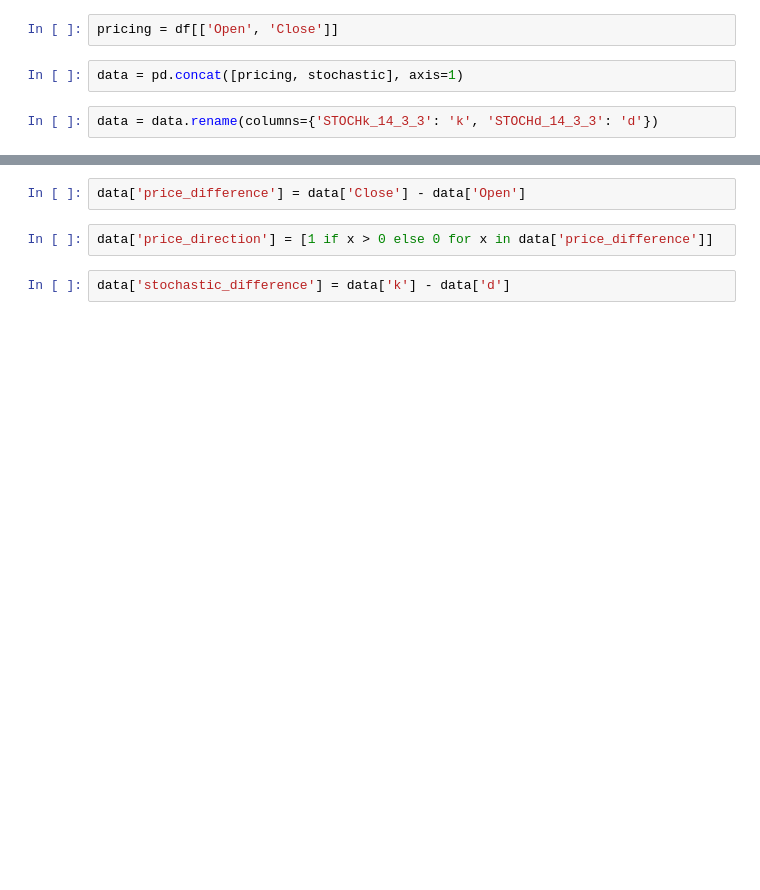
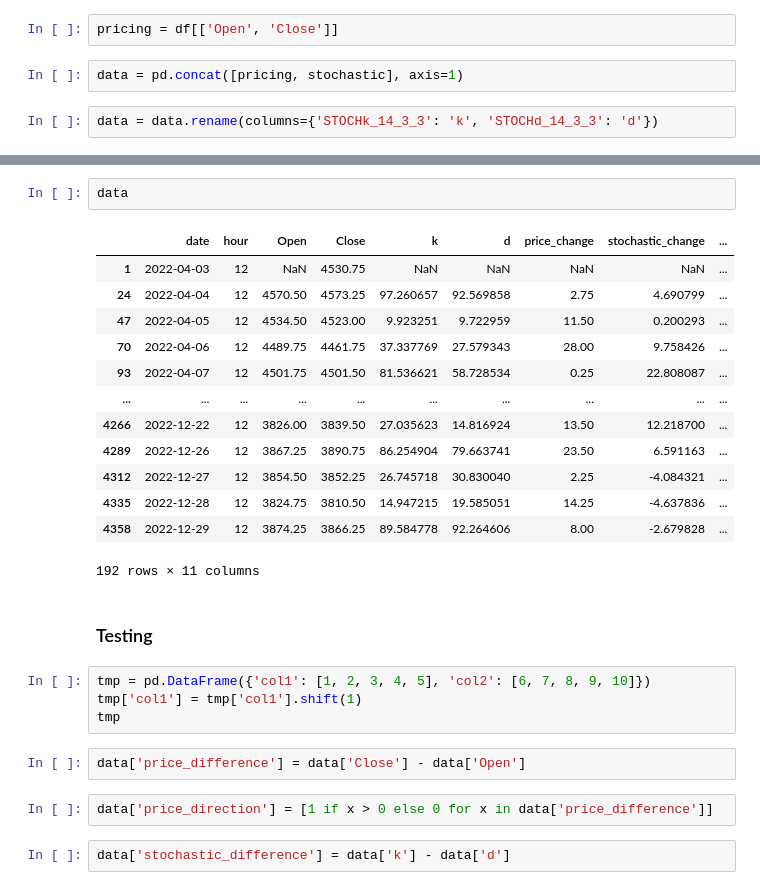
Before and after one commit to reganjohnd/Data-Cleaning, a Jupyter notebook: snp_morning_trades.ipynb, the cells around one changed output, grey strips where cells are left out. Drawn from its saved outputs; the diff is of its cells as text; blank space fills up the shorter version.

```diff
--- a/snp_morning_trades.ipynb
+++ b/snp_morning_trades.ipynb
@@ -84,3 +321,25 @@ data = data.rename(columns={'STOCHk_14_3_3': 'k', 'STOCHd_14_3_3': 'd'})
+# %%
+data
+# %% [output]
+|  | date | hour | Open | Close | k | d | price_change | stochastic_change | ... |
+| 1 | 2022-04-03 | 12 | NaN | 4530.75 | NaN | NaN | NaN | NaN | ... |
+| 24 | 2022-04-04 | 12 | 4570.50 | 4573.25 | 97.260657 | 92.569858 | 2.75 | 4.690799 | ... |
+| 47 | 2022-04-05 | 12 | 4534.50 | 4523.00 | 9.923251 | 9.722959 | 11.50 | 0.200293 | ... |
+| 70 | 2022-04-06 | 12 | 4489.75 | 4461.75 | 37.337769 | 27.579343 | 28.00 | 9.758426 | ... |
+| 93 | 2022-04-07 | 12 | 4501.75 | 4501.50 | 81.536621 | 58.728534 | 0.25 | 22.808087 | ... |
+| ... | ... | ... | ... | ... | ... | ... | ... | ... | ... |
+| 4266 | 2022-12-22 | 12 | 3826.00 | 3839.50 | 27.035623 | 14.816924 | 13.50 | 12.218700 | ... |
+| 4289 | 2022-12-26 | 12 | 3867.25 | 3890.75 | 86.254904 | 79.663741 | 23.50 | 6.591163 | ... |
+| 4312 | 2022-12-27 | 12 | 3854.50 | 3852.25 | 26.745718 | 30.830040 | 2.25 | -4.084321 | ... |
+| 4335 | 2022-12-28 | 12 | 3824.75 | 3810.50 | 14.947215 | 19.585051 | 14.25 | -4.637836 | ... |
+| 4358 | 2022-12-29 | 12 | 3874.25 | 3866.25 | 89.584778 | 92.264606 | 8.00 | -2.679828 | ... |
+192 rows × 11 columns
+# %% [markdown]
+### Testing
+# %%
+tmp = pd.DataFrame({'col1': [1, 2, 3, 4, 5], 'col2': [6, 7, 8, 9, 10]})
+tmp['col1'] = tmp['col1'].shift(1)
+tmp
 # %%
 data['price_difference'] = data['Close'] - data['Open']
 # %%
```
Also changed, not shown: parts of 26 cells of this notebook.
